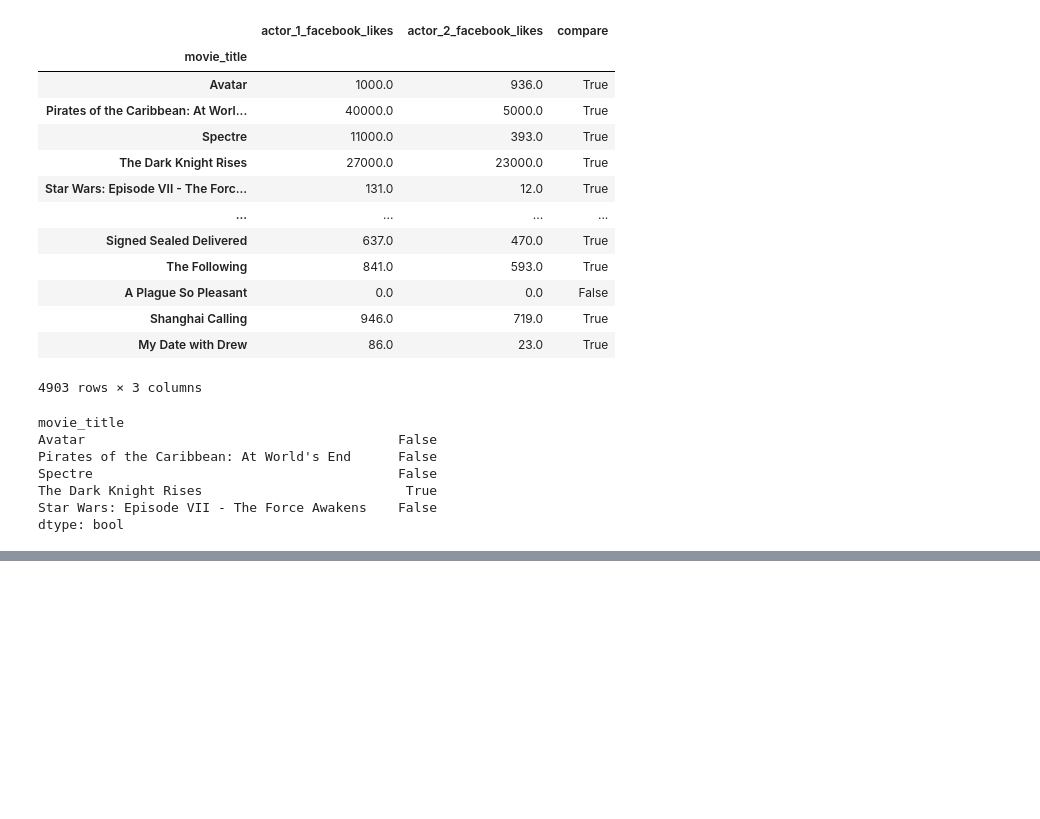
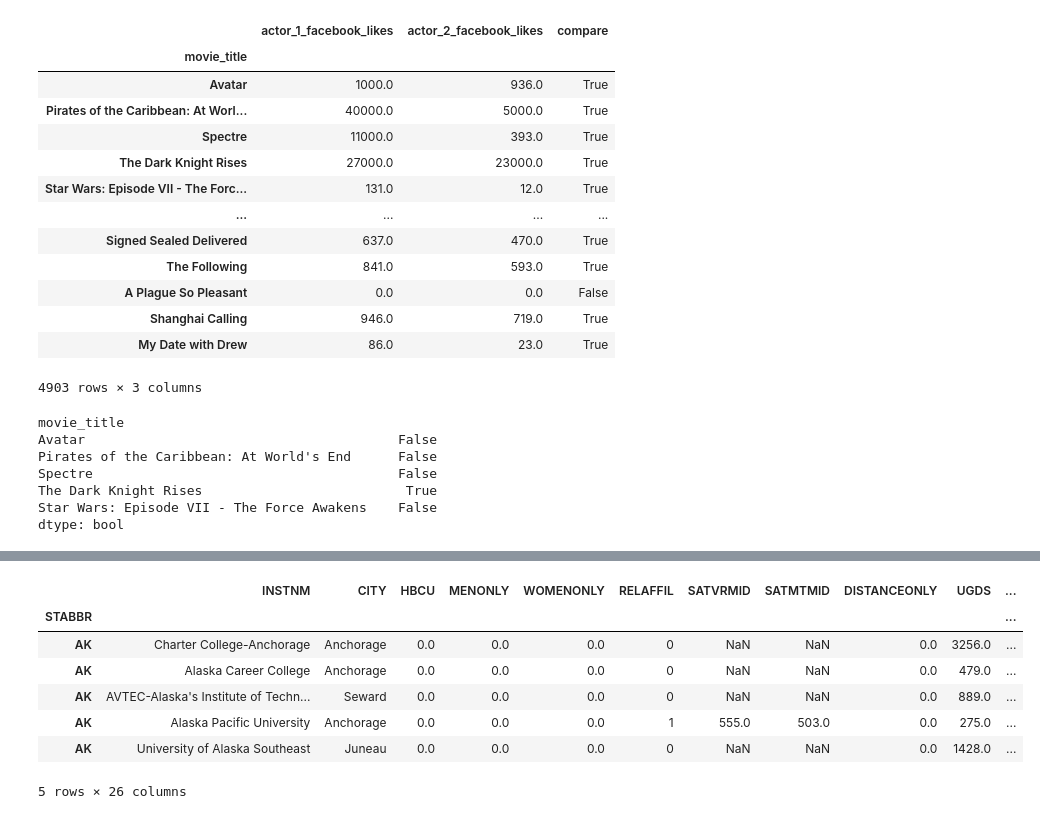
Before and after one commit to minstrel1149/pandas_practice-cookbook1, a Jupyter notebook: pd_cookbook_2_chapter7.ipynb, the cells around one changed output, grey strips where cells are left out. Drawn from its saved outputs; the diff is of its cells as text; code cells hidden in the pictures; blank space fills up the shorter version.

```diff
--- a/pd_cookbook_2_chapter7.ipynb
+++ b/pd_cookbook_2_chapter7.ipynb
@@ -82,0 +156,12 @@ dtype: bool
+# %%
+col3 = col2.sort_index()
+col3.head()
+# %% [output]
+|  | INSTNM | CITY | HBCU | MENONLY | WOMENONLY | RELAFFIL | SATVRMID | SATMTMID | DISTANCEONLY | UGDS | ... |
+| STABBR |  |  |  |  |  |  |  |  |  |  | ... |
+| AK | Charter College-Anchorage | Anchorage | 0.0 | 0.0 | 0.0 | 0 | NaN | NaN | 0.0 | 3256.0 | ... |
+| AK | Alaska Career College | Anchorage | 0.0 | 0.0 | 0.0 | 0 | NaN | NaN | 0.0 | 479.0 | ... |
+| AK | AVTEC-Alaska's Institute of Techn... | Seward | 0.0 | 0.0 | 0.0 | 0 | NaN | NaN | 0.0 | 889.0 | ... |
+| AK | Alaska Pacific University | Anchorage | 0.0 | 0.0 | 0.0 | 1 | 555.0 | 503.0 | 0.0 | 275.0 | ... |
+| AK | University of Alaska Southeast | Juneau | 0.0 | 0.0 | 0.0 | 0 | NaN | NaN | 0.0 | 1428.0 | ... |
+5 rows × 26 columns
```
Also changed, not shown: parts of 17 cells of this notebook, 1 other file.
